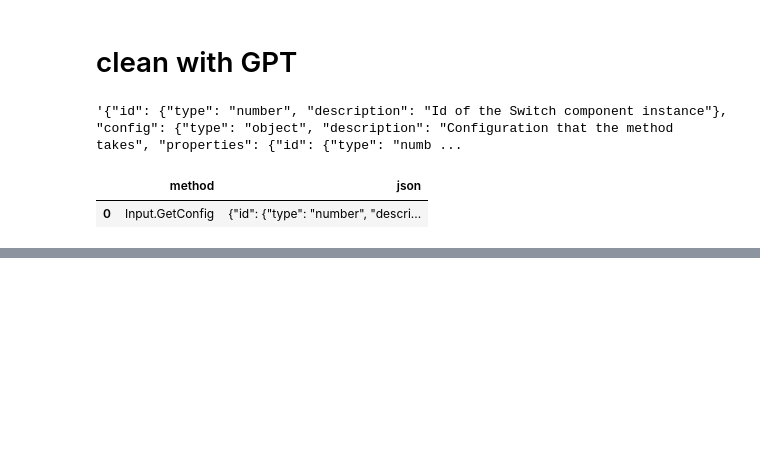
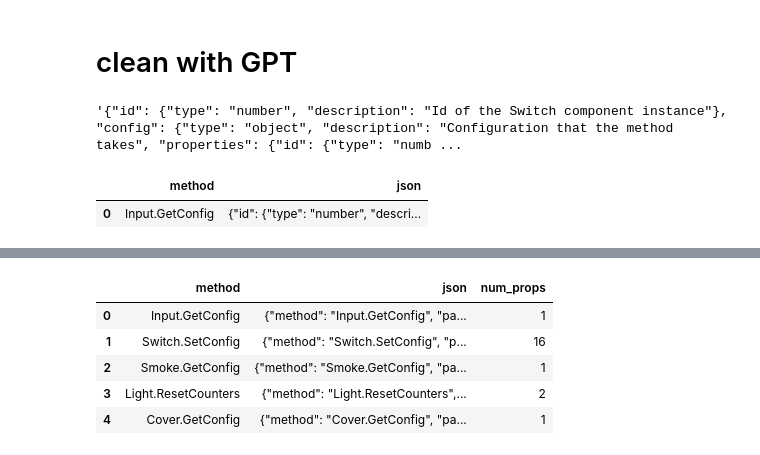
Before and after one commit to viktorpovazhuk/home_assistant_llm, a Jupyter notebook: parse_functions.ipynb, the cells around one changed output, grey strips where cells are left out. Cells and saved outputs as stored; diff of their text form; code cells hidden in the pictures; blank space fills up the shorter version.

```diff
--- a/parse_functions.ipynb
+++ b/parse_functions.ipynb
@@ -476,0 +480,23 @@ methods_json_df
+# %%
+def count_parameters(scheme):
+    properties = scheme['properties']
+    res = len(properties.keys())
+    for key, val in properties.items():
+        if 'type' in val and val['type'] == 'object':
+            res += count_parameters(val)
+    return res
+
+df['num_props'] = 0
+for i, row in df.iterrows():
+    scheme = json.loads(row['json'])['params']
+    num_properties = count_parameters(scheme)
+    df.loc[i, 'num_props'] = num_properties
+
+df.head()
+# %% [output]
+|  | method | json | num_props |
+| 0 | Input.GetConfig | {"method": "Input.GetConfig", "pa... | 1 |
+| 1 | Switch.SetConfig | {"method": "Switch.SetConfig", "p... | 16 |
+| 2 | Smoke.GetConfig | {"method": "Smoke.GetConfig", "pa... | 1 |
+| 3 | Light.ResetCounters | {"method": "Light.ResetCounters",... | 2 |
+| 4 | Cover.GetConfig | {"method": "Cover.GetConfig", "pa... | 1 |
```
Also changed, not shown: parts of 5 cells of this notebook.
